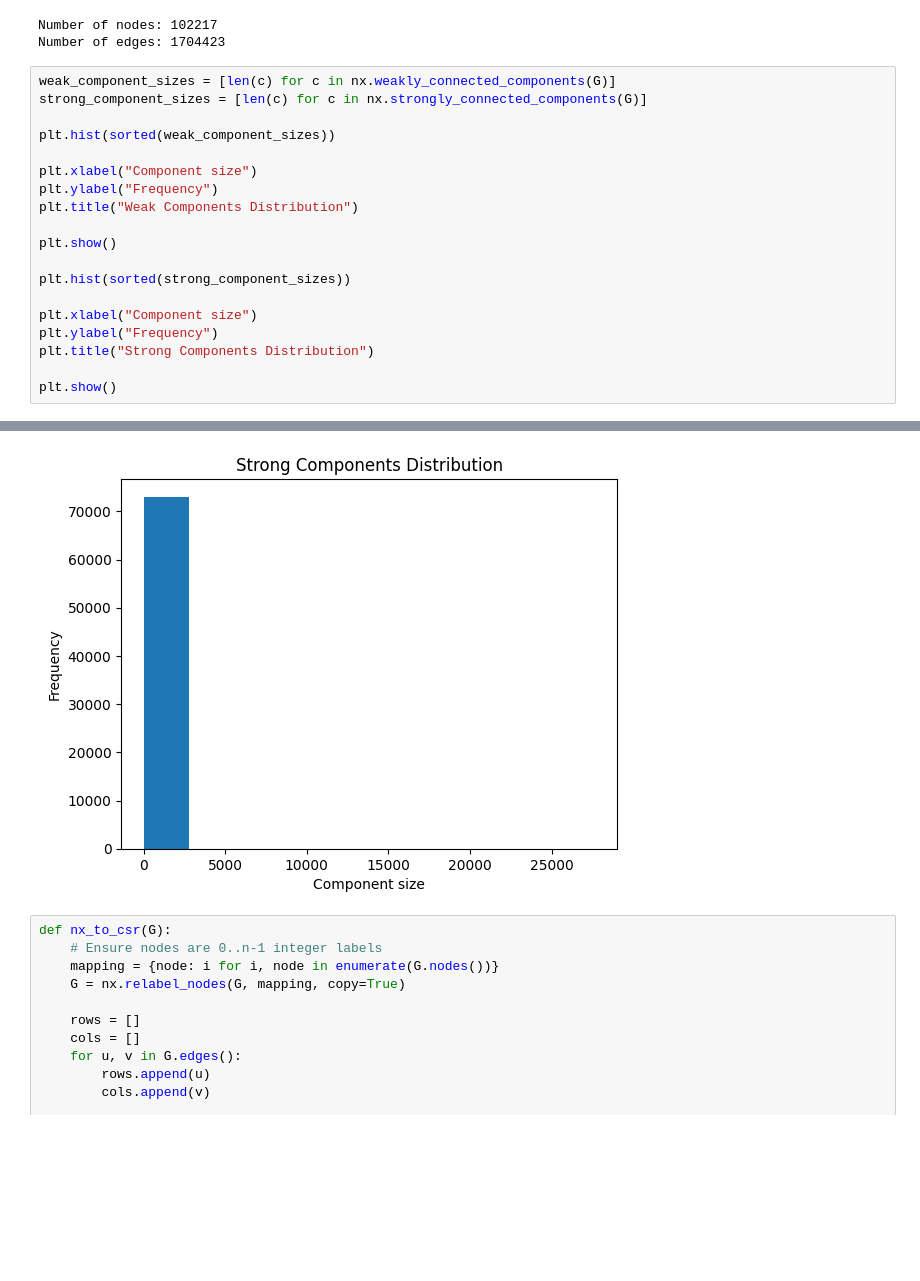
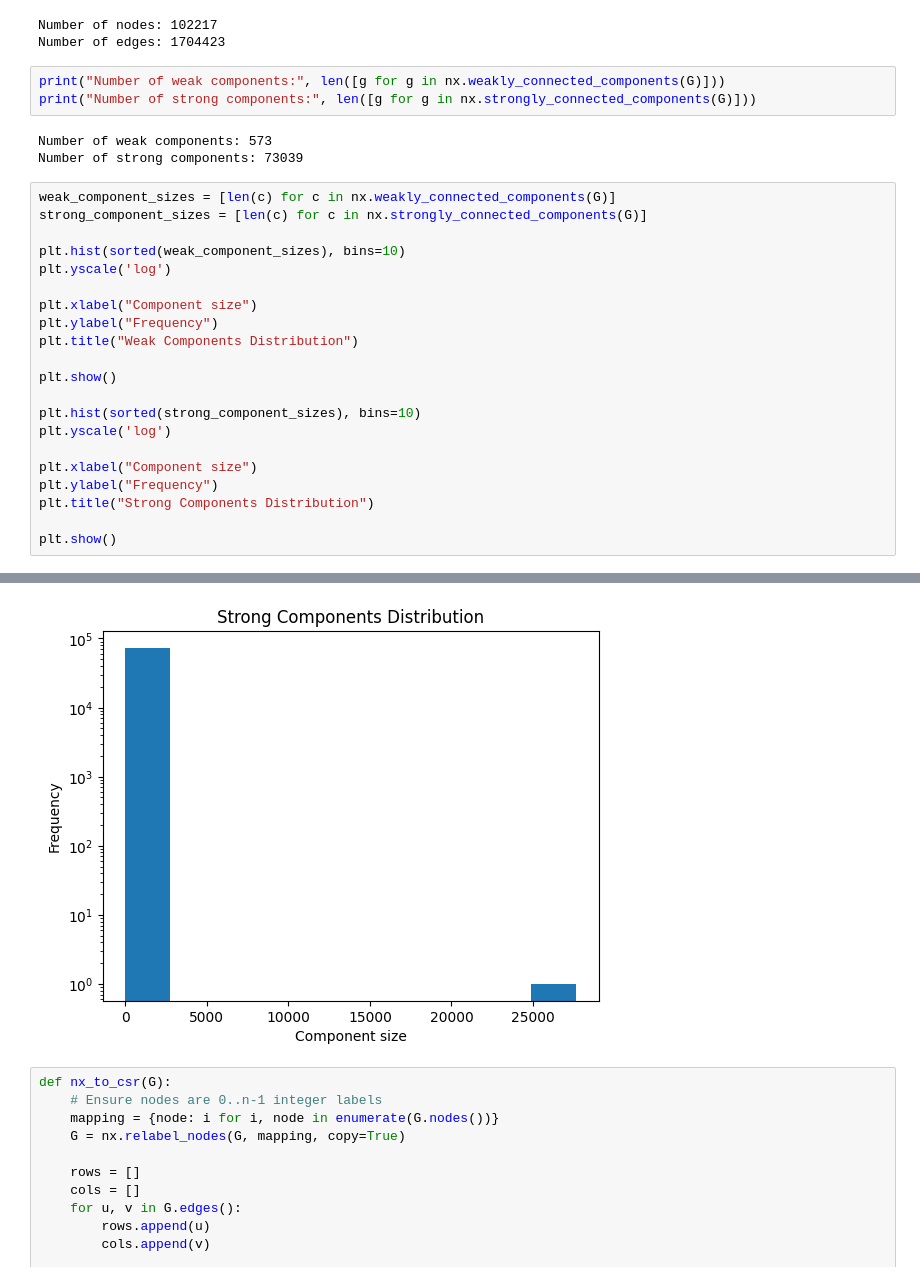
Before and after one commit to connor-mcbride/dictionary-network, a Jupyter notebook: network_analysis.ipynb, the cells around one changed output, grey strips where cells are left out. Cells and saved outputs as stored; diff of their text form; blank space fills up the shorter version.

```diff
--- a/network_analysis.ipynb
+++ b/network_analysis.ipynb
@@ -19,11 +19,18 @@ print("Number of edges:", len(G.edges))
 # %% [output]
 Number of nodes: 102217
 Number of edges: 1704423
+# %%
+print("Number of weak components:", len([g for g in nx.weakly_connected_components(G)]))
+print("Number of strong components:", len([g for g in nx.strongly_connected_components(G)]))
+# %% [output]
+Number of weak components: 573
+Number of strong components: 73039
 # %%
 weak_component_sizes = [len(c) for c in nx.weakly_connected_components(G)]
 strong_component_sizes = [len(c) for c in nx.strongly_connected_components(G)]
 
-plt.hist(sorted(weak_component_sizes))
+plt.hist(sorted(weak_component_sizes), bins=10)
+plt.yscale('log')
 
 plt.xlabel("Component size")
 plt.ylabel("Frequency")
@@ -31,7 +38,8 @@ plt.title("Weak Components Distribution")
 
 plt.show()
 
-plt.hist(sorted(strong_component_sizes))
+plt.hist(sorted(strong_component_sizes), bins=10)
+plt.yscale('log')
 
 plt.xlabel("Component size")
 plt.ylabel("Frequency")
@@ -43,4 +51,4 @@ plt.show()
-[figure, old version]
+[figure, new version]
 # %%
 def nx_to_csr(G):
     # Ensure nodes are 0..n-1 integer labels
```
Also changed, not shown: parts of 5 cells of this notebook, 7 other files.
